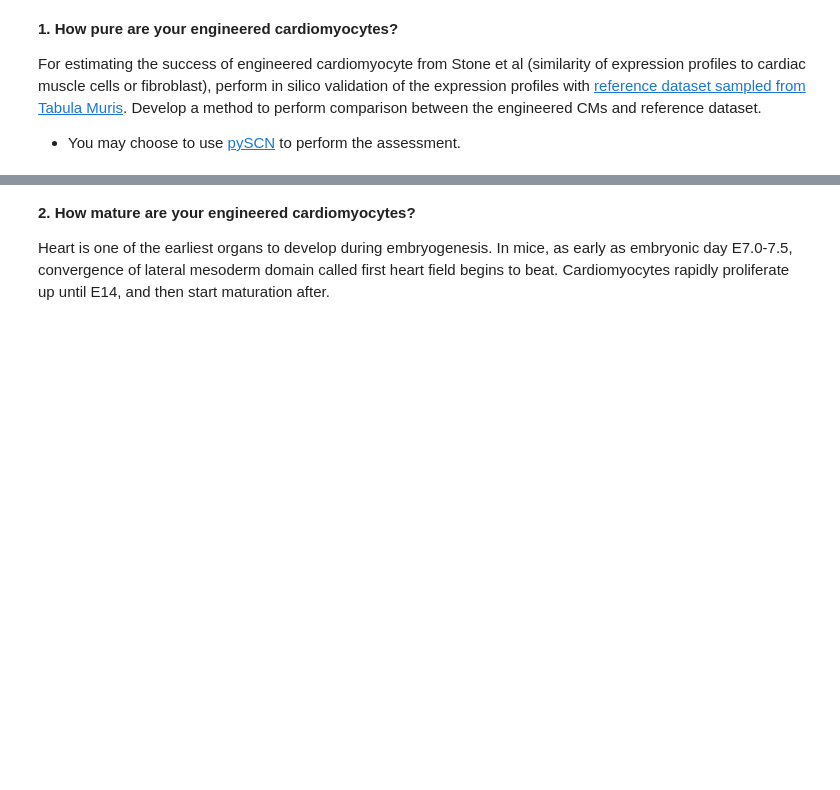
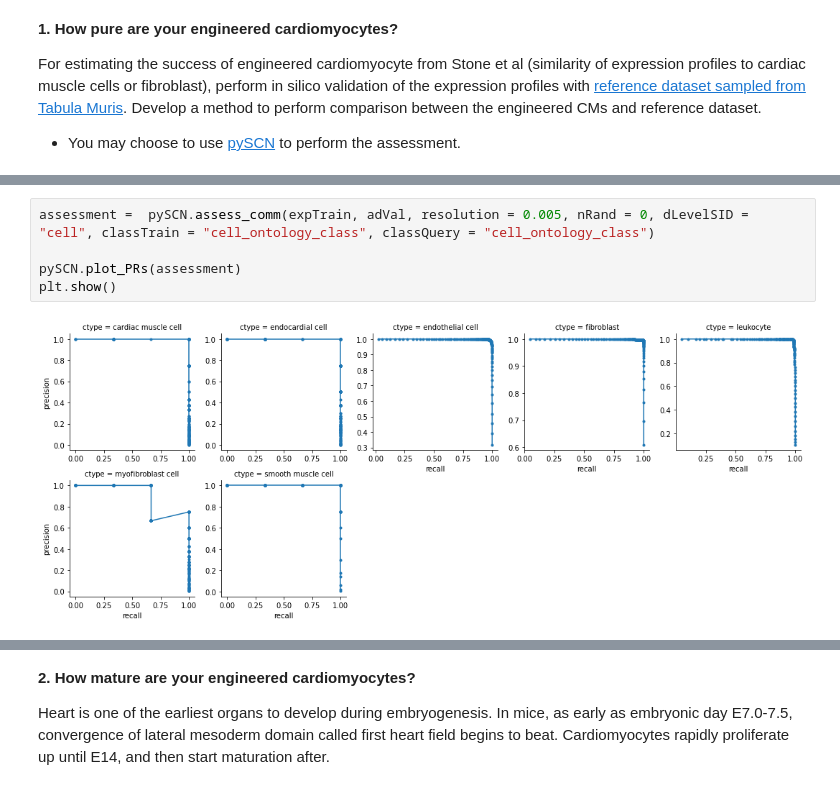
Before and after one commit to shoulton/CSCB-Final-Project, a Jupyter notebook: Final_project.ipynb, the cells around one changed output, grey strips where cells are left out. Saved outputs shown, nothing was run; the diff lists cells and outputs as text; blank space fills up the shorter version.

```diff
--- a/Final_project.ipynb
+++ b/Final_project.ipynb
@@ -23,0 +121,7 @@ For estimating the success of engineered cardiomyocyte from Stone et al (similar
+# %%
+assessment =  pySCN.assess_comm(expTrain, adVal, resolution = 0.005, nRand = 0, dLevelSID = "cell", classTrain = "cell_ontology_class", classQuery = "cell_ontology_class")
+
+pySCN.plot_PRs(assessment)
+plt.show()
+# %% [output]
+[figure, added]
```
Also changed, not shown: parts of 11 cells of this notebook.
